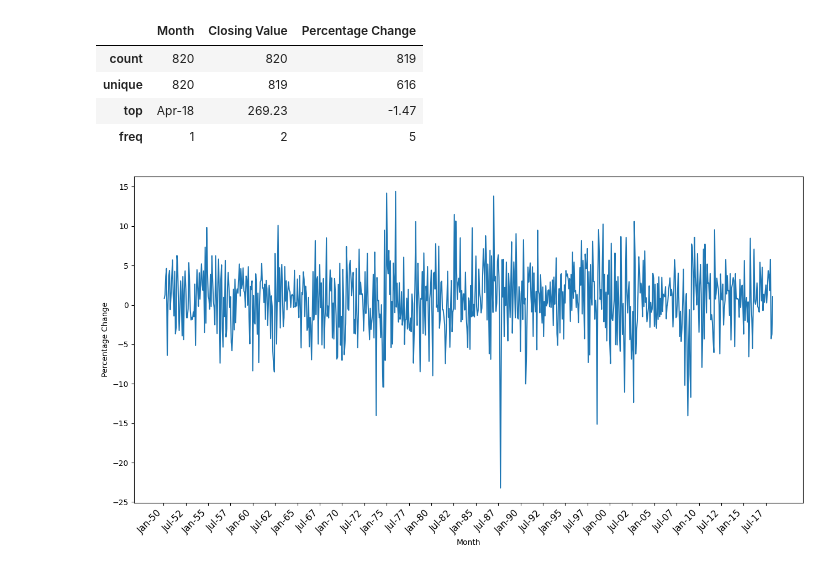
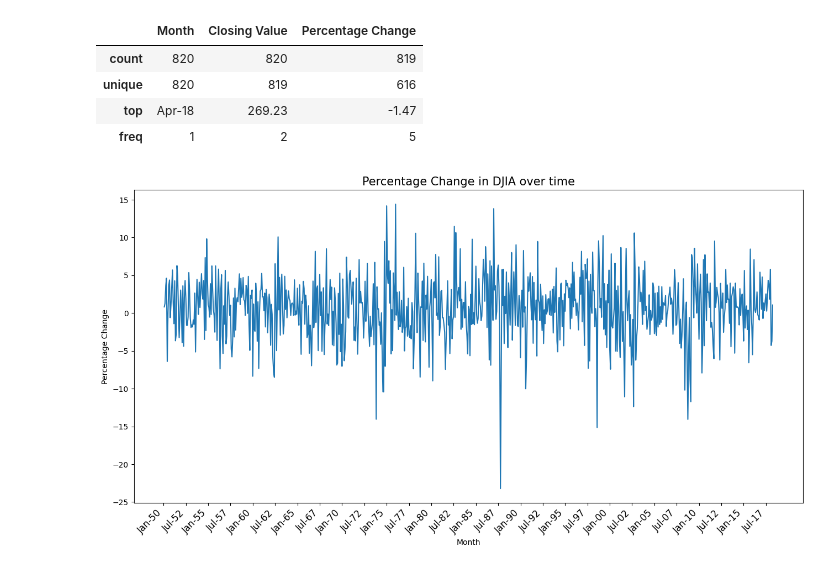
Before and after one commit to narbi5h/MS-BANA, a Jupyter notebook: WEEK 3/DJIA.ipynb, the cells around one changed output. Cells and saved outputs as stored; diff of their text form; code cells hidden in the pictures.

Commit message:
DJIA FROM DESKTOP

```diff
--- a/WEEK 3/DJIA.ipynb
+++ b/WEEK 3/DJIA.ipynb
@@ -45,8 +45,9 @@ df['Percentage Change'] = df['Percentage Change'].astype(float)
 # %%
 plt.figure(figsize=(13, 7))
 xticks = range(0, len(df),30)
 plt.xticks(xticks, df['Month'].iloc[xticks], rotation=45, ha='right', fontsize=12)
 sns.lineplot(data=df, x="Month", y="Percentage Change")
+plt.title('Percentage Change in DJIA over time', fontsize=15)
 plt.tight_layout()
 # %% [output]
-[figure, old version]
+[figure, new version]
```
